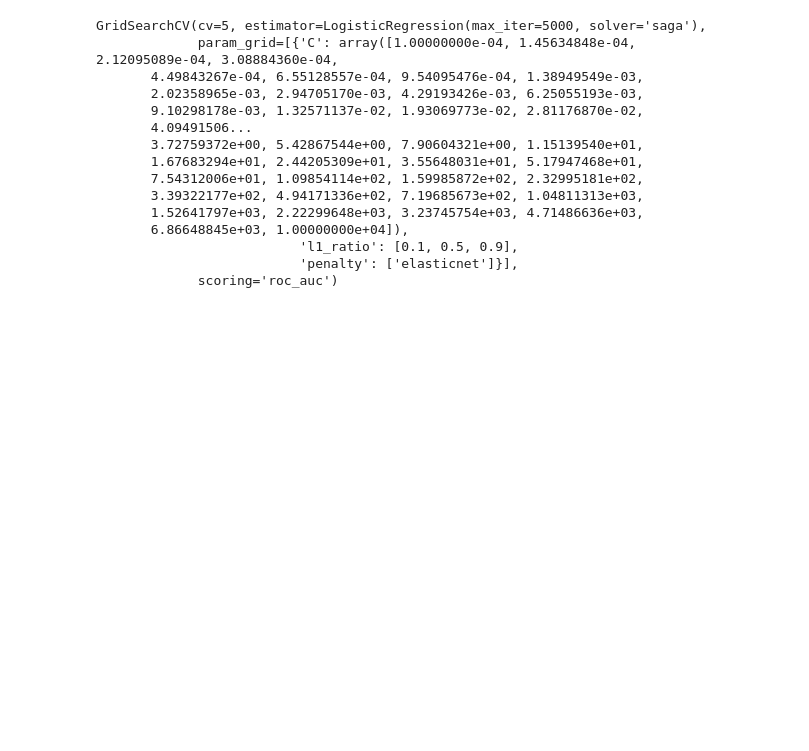
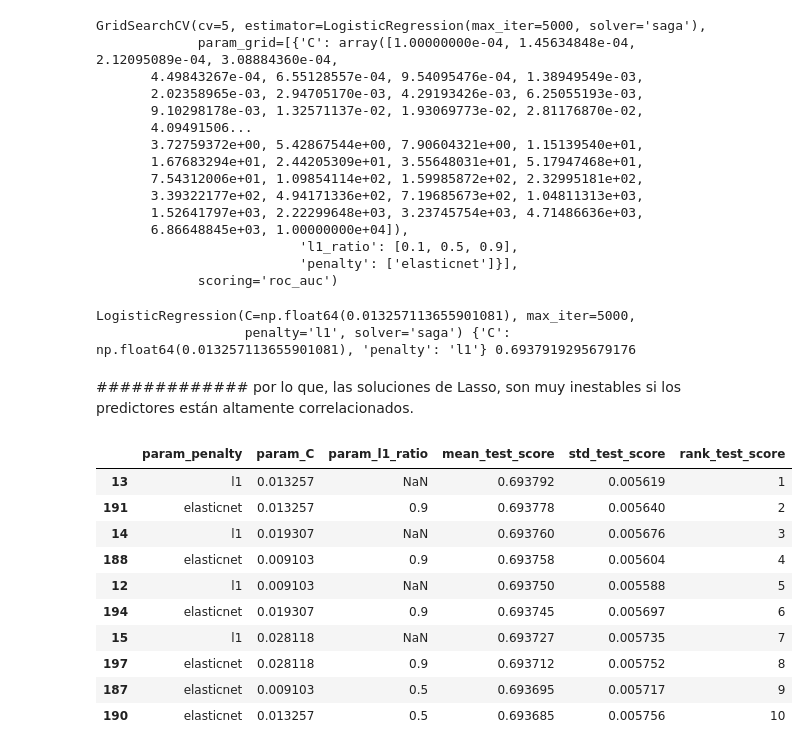
Before and after one commit to NaiaArroyo/RETO-5-NARANJA, a Jupyter notebook: regresion_logistica.ipynb, the cells around one changed output. Cells and saved outputs as stored; diff of their text form; code cells hidden in the pictures; blank space fills up the shorter version.

Commit message:
comprobamos los mejores resultados obtenidos

```diff
--- a/regresion_logistica.ipynb
+++ b/regresion_logistica.ipynb
@@ -596,3 +596,9 @@ GridSearchCV(cv=5, estimator=LogisticRegression(max_iter=5000, solver='saga'),
                           'l1_ratio': [0.1, 0.5, 0.9],
                           'penalty': ['elasticnet']}],
              scoring='roc_auc')
+# %%
+#ahora ya vemos cuál es la configuración más óptima
+print(grid.best_estimator_, grid.best_params_,grid.best_score_)
+# %% [output]
+LogisticRegression(C=np.float64(0.013257113655901081), max_iter=5000,
+                   penalty='l1', solver='saga') {'C': np.float64(0.013257113655901081), 'penalty': 'l1'} 0.6937919295679176
@@ -598,0 +607,37 @@ GridSearchCV(cv=5, estimator=LogisticRegression(max_iter=5000, solver='saga'),
+# %% [markdown]
+#############
+ por lo que, las
+soluciones de Lasso, son muy inestables si los predictores están altamente
+correlacionados.
+# %%
+#aun que sabemos cual es la mejor, comprobamos los m,ejores resultados con una tabla
+
+resultados_grid = pd.DataFrame(grid.cv_results_)
+
+resultados_grid = resultados_grid[
+    [
+        "param_penalty",
+        "param_C",
+        "param_l1_ratio",
+        "mean_test_score",
+        "std_test_score",
+        "rank_test_score"
+    ]
+].sort_values(
+    by="mean_test_score",
+    ascending=False
+)
+
+resultados_grid.head(10)
+# %% [output]
+|  | param_penalty | param_C | param_l1_ratio | mean_test_score | std_test_score | rank_test_score |
+| 13 | l1 | 0.013257 | NaN | 0.693792 | 0.005619 | 1 |
+| 191 | elasticnet | 0.013257 | 0.9 | 0.693778 | 0.005640 | 2 |
+| 14 | l1 | 0.019307 | NaN | 0.693760 | 0.005676 | 3 |
+| 188 | elasticnet | 0.009103 | 0.9 | 0.693758 | 0.005604 | 4 |
+| 12 | l1 | 0.009103 | NaN | 0.693750 | 0.005588 | 5 |
+| 194 | elasticnet | 0.019307 | 0.9 | 0.693745 | 0.005697 | 6 |
+| 15 | l1 | 0.028118 | NaN | 0.693727 | 0.005735 | 7 |
+| 197 | elasticnet | 0.028118 | 0.9 | 0.693712 | 0.005752 | 8 |
+| 187 | elasticnet | 0.009103 | 0.5 | 0.693695 | 0.005717 | 9 |
+| 190 | elasticnet | 0.013257 | 0.5 | 0.693685 | 0.005756 | 10 |
```
Also changed, not shown: parts of 1 cell of this notebook.
